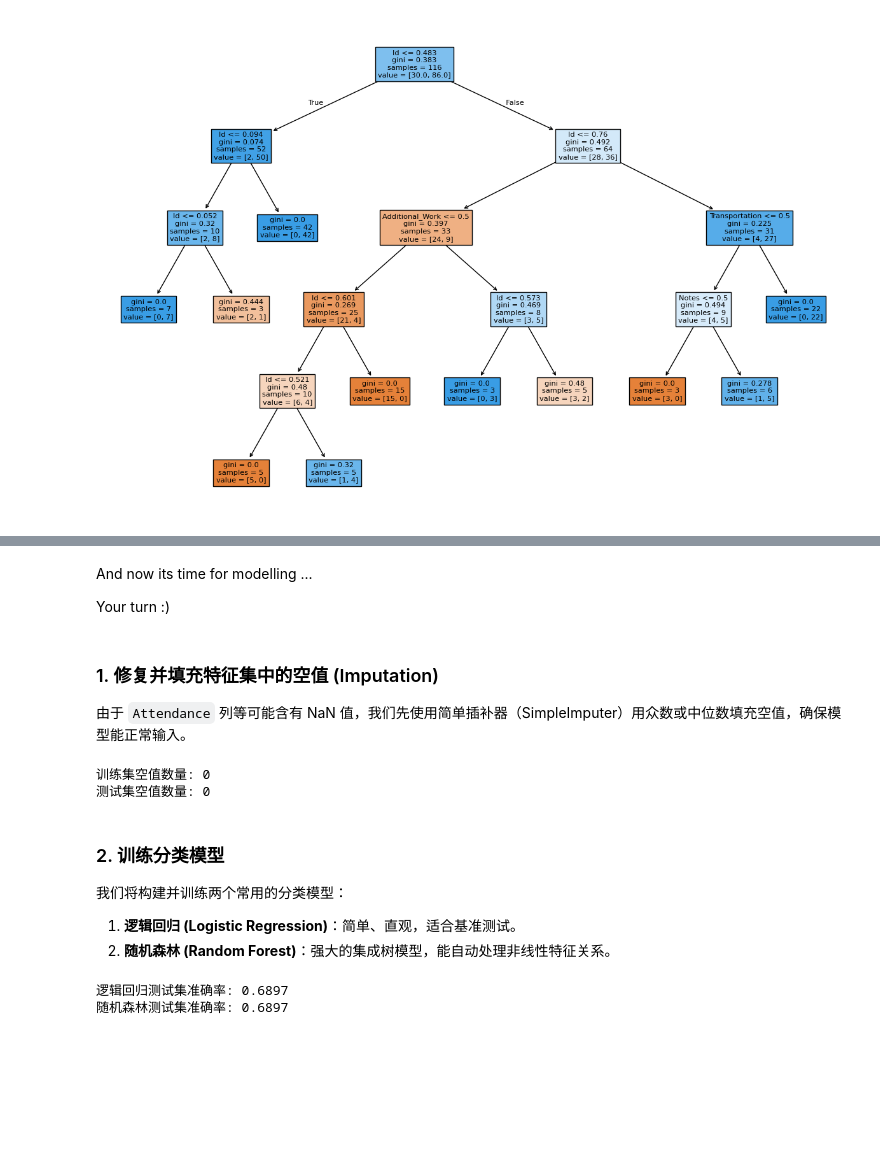
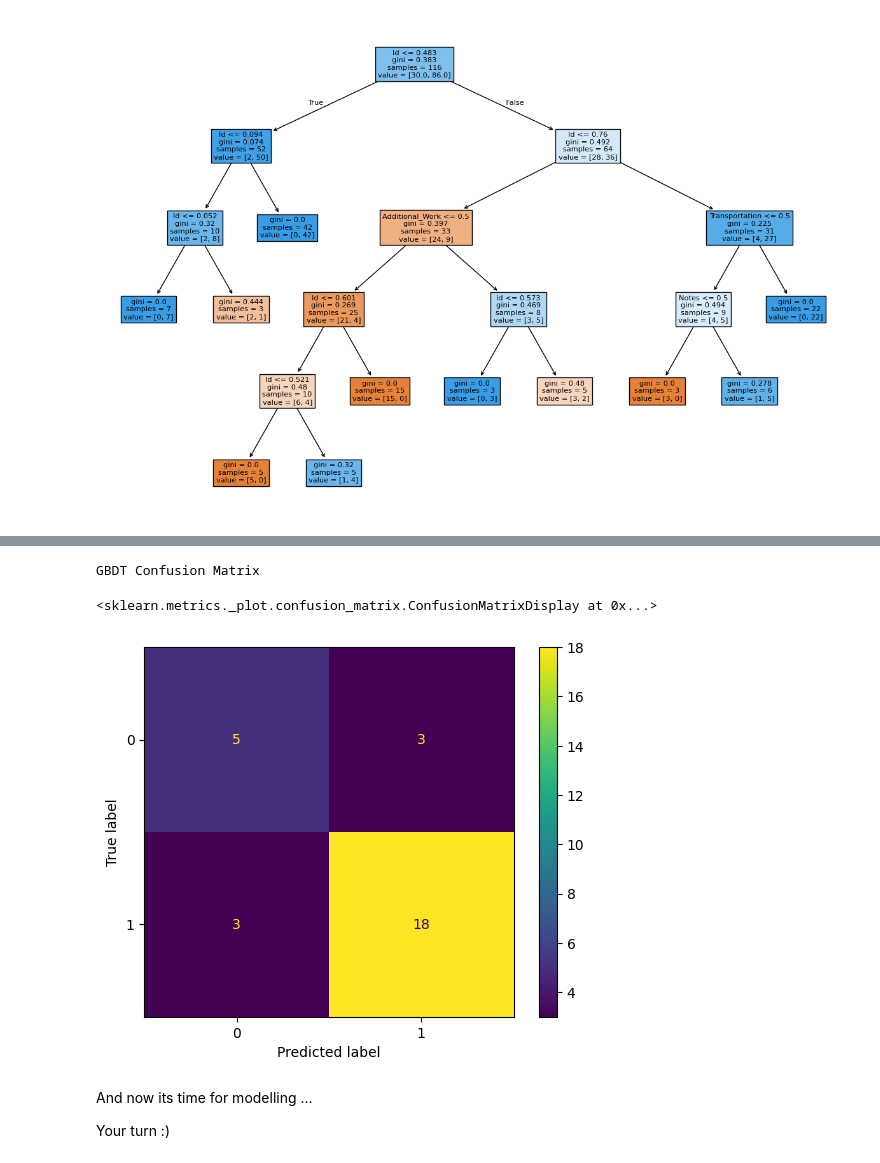
Before and after one commit to csiyu0962-collab/DataScience-GenAI-Submissions, a Jupyter notebook: 5_02_Modelling_Hackathon.ipynb, the cells around one changed output, grey strips where cells are left out. Saved outputs shown, nothing was run; the diff lists cells and outputs as text; code cells hidden in the pictures; blank space fills up the shorter version.

```diff
--- a/5_02_Modelling_Hackathon.ipynb
+++ b/5_02_Modelling_Hackathon.ipynb
@@ -482,59 +710,16 @@ plt.show()
+# %%
+# GBDT
+print("GBDT Confusion Matrix")
+# 使用已填补缺失值的 X_test_filled 替代 X_test
+predict = GBDT_model.predict(X_test_filled)
+CM.from_predictions(Y_test, predict)
+# %% [output]
+GBDT Confusion Matrix
+<sklearn.metrics._plot.confusion_matrix.ConfusionMatrixDisplay at 0x...>
+[figure, added]
 # %% [markdown]
 And now its time for modelling ...
 
 
 
 Your turn :)
-# %% [markdown]
-### 1. 修复并填充特征集中的空值 (Imputation)
-由于 `Attendance` 列等可能含有 NaN 值，我们先使用简单插补器（SimpleImputer）用众数或中位数填充空值，确保模型能正常输入。
-# %%
-from sklearn.impute import SimpleImputer
-import pandas as pd
-
-# 1. 检查并移除全是 NaN 的 'Attendance' 列
-# 由于 'Attendance' 在之前的映射中全部变为了 NaN，我们将其从特征中剔除
-X_train_cleaned = X_train.drop(columns=['Attendance'], errors='ignore')
-X_test_cleaned = X_test.drop(columns=['Attendance'], errors='ignore')
-
-# 2. 创建插补器，对其他可能有缺失值的特征进行中位数填充
-imputer = SimpleImputer(strategy='median')
-
-# 3. 填充训练集和测试集
-X_train_filled = pd.DataFrame(imputer.fit_transform(X_train_cleaned), columns=X_train_cleaned.columns)
-X_test_filled = pd.DataFrame(imputer.transform(X_test_cleaned), columns=X_test_cleaned.columns)
-
-# 4. 检查是否还存在空值
-print("训练集空值数量:", X_train_filled.isnull().sum().sum())
-print("测试集空值数量:", X_test_filled.isnull().sum().sum())
-# %% [output]
-训练集空值数量: 0
-测试集空值数量: 0
-# %% [markdown]
-### 2. 训练分类模型
-我们将构建并训练两个常用的分类模型：
-1. **逻辑回归 (Logistic Regression)**：简单、直观，适合基准测试。
-2. **随机森林 (Random Forest)**：强大的集成树模型，能自动处理非线性特征关系。
-# %%
-from sklearn.linear_model import LogisticRegression
-from sklearn.ensemble import RandomForestClassifier
-from sklearn.metrics import accuracy_score, classification_report, confusion_matrix
-
-# 1. 初始化模型
-lr_model = LogisticRegression(random_state=1984, max_iter=1000)
-rf_model = RandomForestClassifier(random_state=1984, n_estimators=100)
-
-# 2. 训练模型
-lr_model.fit(X_train_filled, Y_train)
-rf_model.fit(X_train_filled, Y_train)
-
-# 3. 在测试集上进行预测
-lr_preds = lr_model.predict(X_test_filled)
-rf_preds = rf_model.predict(X_test_filled)
-
-# 4. 评估模型准确率
-print(f"逻辑回归测试集准确率: {accuracy_score(Y_test, lr_preds):.4f}")
-print(f"随机森林测试集准确率: {accuracy_score(Y_test, rf_preds):.4f}")
-# %% [output]
-逻辑回归测试集准确率: 0.6897
-随机森林测试集准确率: 0.6897
```
Also changed, not shown: parts of 7 cells of this notebook.
